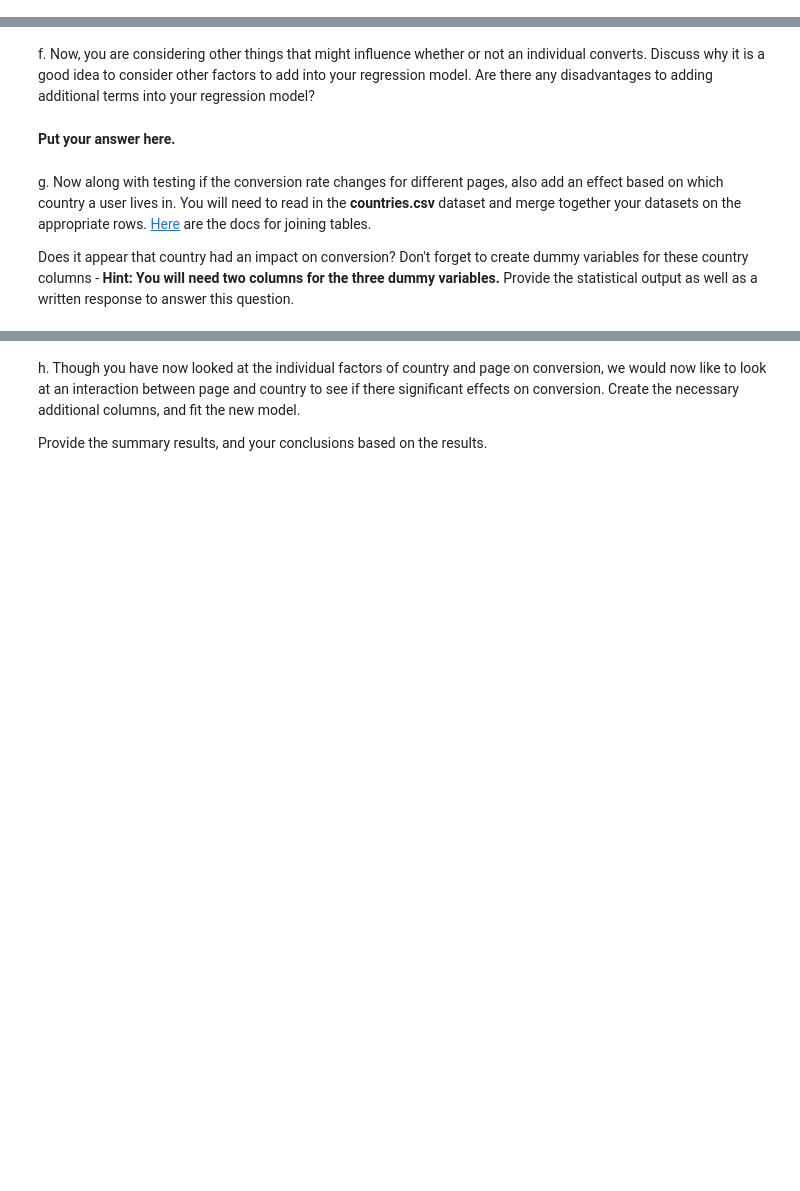
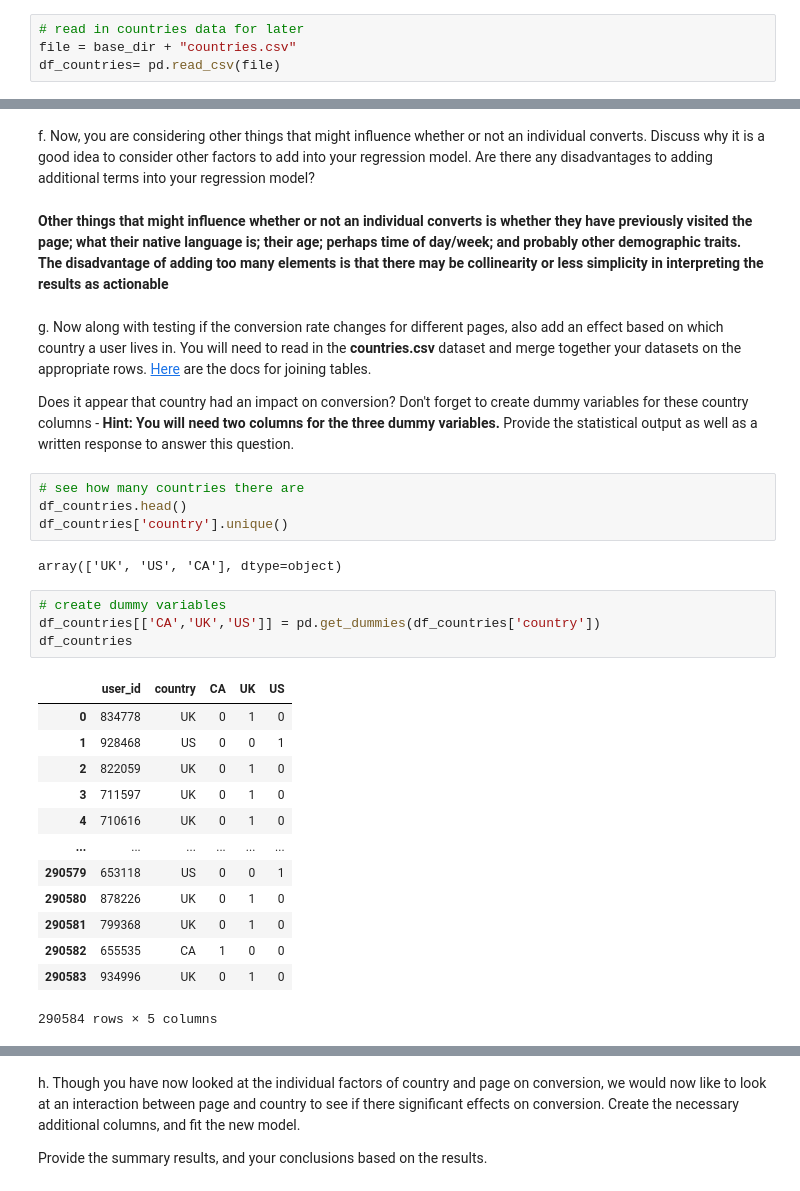
Before and after one commit to DonnaVakalis/Cool-finding-app, a Jupyter notebook: Analyze_ab_test_results.ipynb, the cells around one changed output, grey strips where cells are left out. Saved outputs shown, nothing was run; the diff lists cells and outputs as text; blank space fills up the shorter version.

```diff
--- a/Analyze_ab_test_results.ipynb
+++ b/Analyze_ab_test_results.ipynb
@@ -59,6 +67,10 @@ df.head()
 | 2 | 661590 | 2017-01-11 16:55:06.154213 | treatment | new_page | 0 |
 | 3 | 853541 | 2017-01-08 18:28:03.143765 | treatment | new_page | 0 |
 | 4 | 864975 | 2017-01-21 01:52:26.210827 | control | old_page | 1 |
+# %%
+# read in countries data for later
+file = base_dir + "countries.csv"
+df_countries= pd.read_csv(file)
 # %% [markdown]
 b. Use the cell below to find the number of rows in the dataset.
 # %%
@@ -229,8 +397,32 @@ e. What is the p-value associated with **ab_page**? Why does it differ from the
 # %% [markdown]
 f. Now, you are considering other things that might influence whether or not an individual converts.  Discuss why it is a good idea to consider other factors to add into your regression model.  Are there any disadvantages to adding additional terms into your regression model?
-# %% [markdown]
-**Put your answer here.**
+# %% [markdown]
+**Other things that might influence whether or not an individual converts is whether they have previously visited the page; what their native language is; their age; perhaps time of day/week; and probably other demographic traits. The disadvantage of adding too many elements is that there may be collinearity or less simplicity in interpreting the results as actionable**
 # %% [markdown]
 g. Now along with testing if the conversion rate changes for different pages, also add an effect based on which country a user lives in. You will need to read in the **countries.csv** dataset and merge together your datasets on the appropriate rows.  [Here](https://pandas.pydata.org/pandas-docs/stable/generated/pandas.DataFrame.join.html) are the docs for joining tables.
 
 Does it appear that country had an impact on conversion?  Don't forget to create dummy variables for these country columns - **Hint: You will need two columns for the three dummy variables.** Provide the statistical output as well as a written response to answer this question.
+# %%
+# see how many countries there are
+df_countries.head()
+df_countries['country'].unique()
+# %% [output]
+array(['UK', 'US', 'CA'], dtype=object)
+# %%
+# create dummy variables
+df_countries[['CA','UK','US']] = pd.get_dummies(df_countries['country'])
+df_countries
+# %% [output]
+|  | user_id | country | CA | UK | US |
+| 0 | 834778 | UK | 0 | 1 | 0 |
+| 1 | 928468 | US | 0 | 0 | 1 |
+| 2 | 822059 | UK | 0 | 1 | 0 |
+| 3 | 711597 | UK | 0 | 1 | 0 |
+| 4 | 710616 | UK | 0 | 1 | 0 |
+| ... | ... | ... | ... | ... | ... |
+| 290579 | 653118 | US | 0 | 0 | 1 |
+| 290580 | 878226 | UK | 0 | 1 | 0 |
+| 290581 | 799368 | UK | 0 | 1 | 0 |
+| 290582 | 655535 | CA | 1 | 0 | 0 |
+| 290583 | 934996 | UK | 0 | 1 | 0 |
+290584 rows × 5 columns
```
Also changed, not shown: parts of 54 cells of this notebook.
